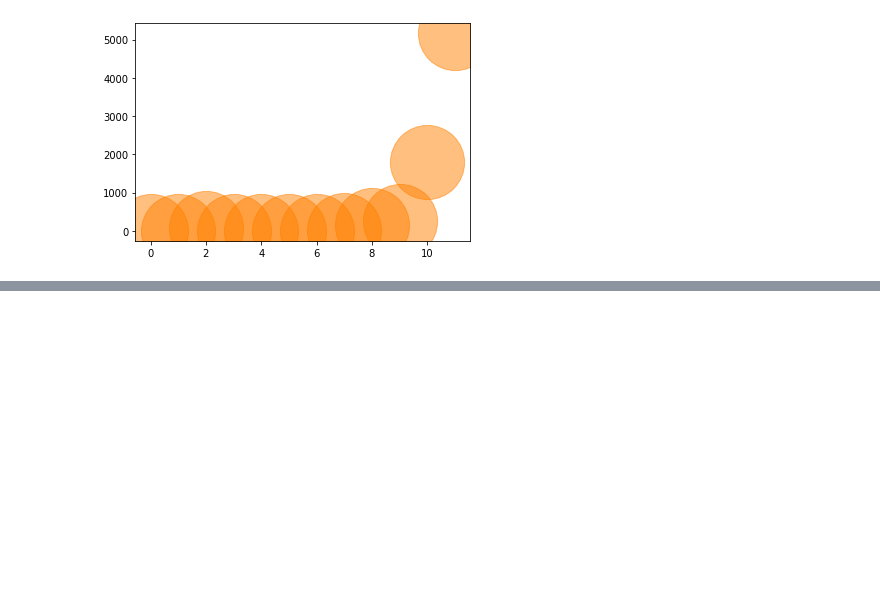
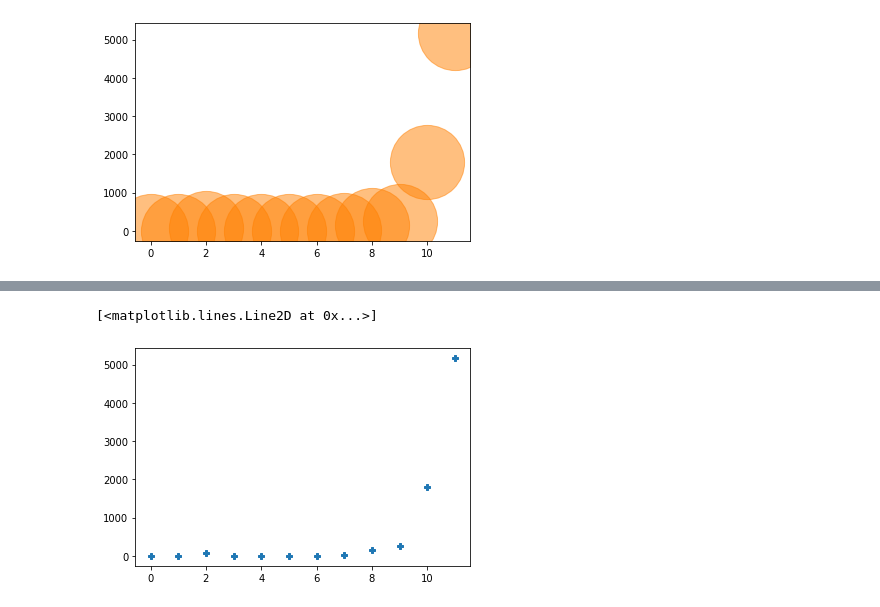
Before and after one commit to tohnperfect/DWDM21, a Jupyter notebook: Data_Visualization.ipynb, the cells around one changed output, grey strips where cells are left out. Drawn from its saved outputs; the diff is of its cells as text; code cells hidden in the pictures; blank space fills up the shorter version.

```diff
--- a/Data_Visualization.ipynb
+++ b/Data_Visualization.ipynb
@@ -147,0 +156,5 @@ plt.scatter(range(len(data.iloc[::50,1])),data.iloc[::50,1],s=5500,c=[[1.,0.5,0]
+# %%
+plt.plot(range(len(data.iloc[::50,1])),data.iloc[::50,1],'P')
+# %% [output]
+[<matplotlib.lines.Line2D at 0x...>]
+[figure, added]
```
Also changed, not shown: parts of 13 cells of this notebook.
